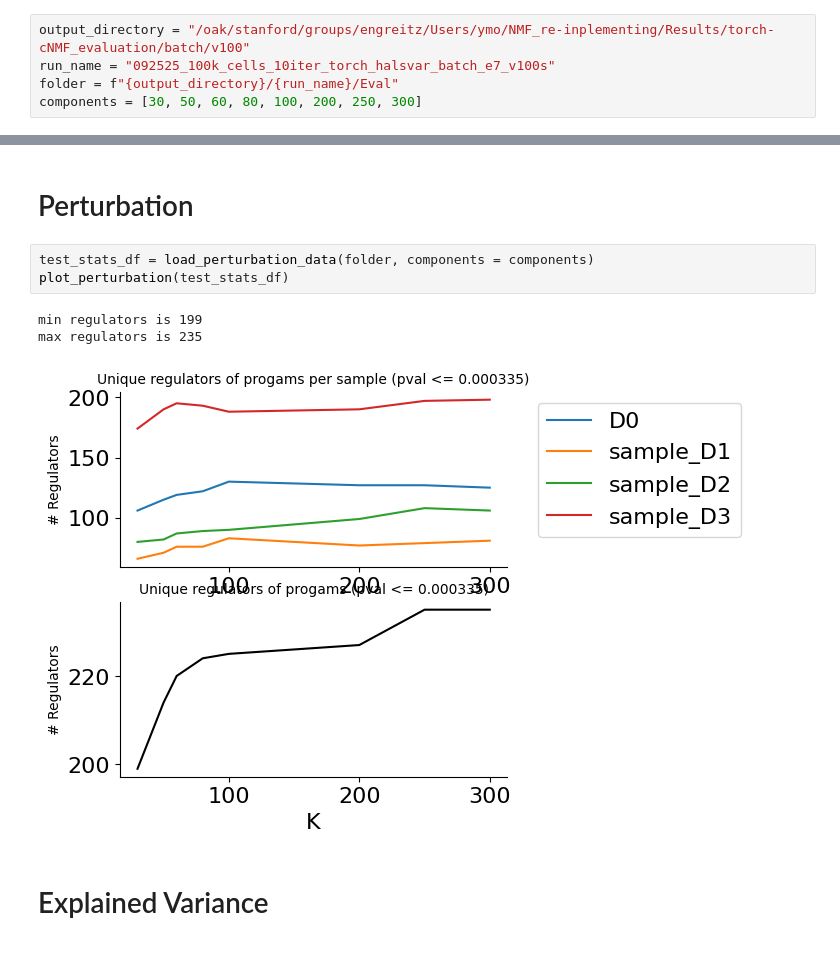
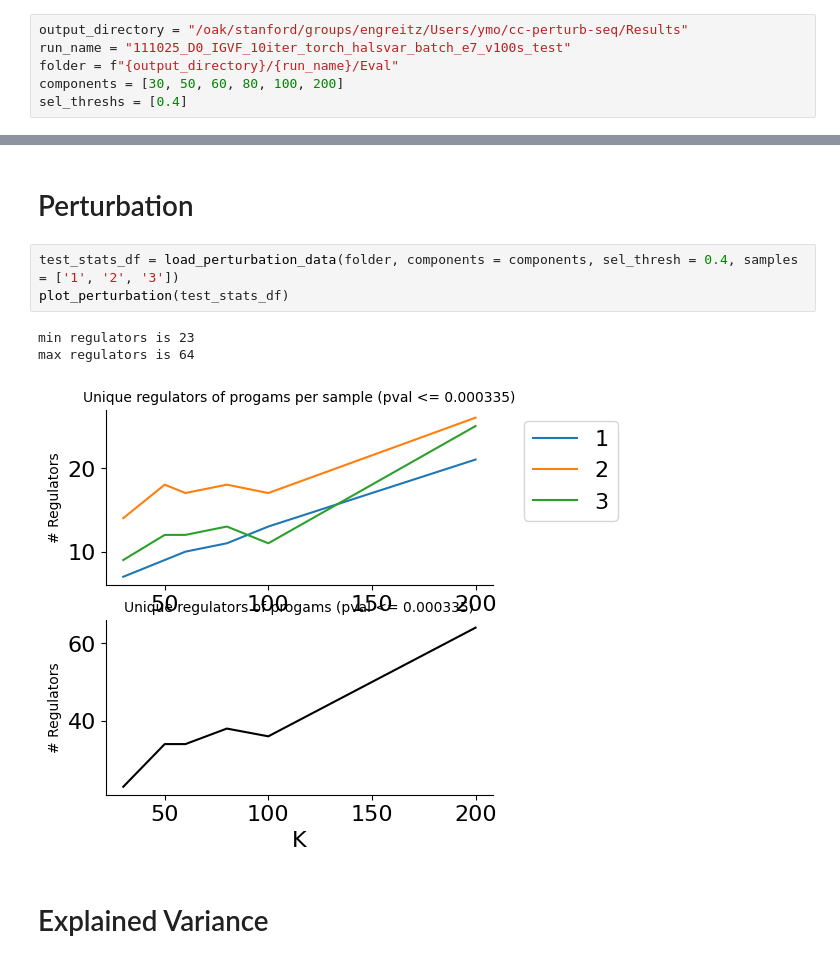
Before and after one commit to EngreitzLab/cNMF_benchmarking, a Jupyter notebook: cNMF_benchmarking_pipeline/Plotting/JupterNote_Version/cNMF_k_selection.ipynb, the cells around one changed output, grey strips where cells are left out. Drawn from its saved outputs; the diff is of its cells as text.

Commit message:
update plotting formatting

```diff
--- a/cNMF_benchmarking_pipeline/Plotting/JupterNote_Version/cNMF_k_selection.ipynb
+++ b/cNMF_benchmarking_pipeline/Plotting/JupterNote_Version/cNMF_k_selection.ipynb
@@ -11,9 +11,10 @@ from Plotting.src import (load_stablity_error_data, plot_stablity_error,\
                           )
 # %%
-output_directory = "/oak/stanford/groups/engreitz/Users/ymo/NMF_re-inplementing/Results/torch-cNMF_evaluation/batch/v100"
-run_name = "092525_100k_cells_10iter_torch_halsvar_batch_e7_v100s"
+output_directory = "/oak/stanford/groups/engreitz/Users/ymo/cc-perturb-seq/Results"
+run_name = "111025_D0_IGVF_10iter_torch_halsvar_batch_e7_v100s_test"
 folder = f"{output_directory}/{run_name}/Eval"
-components = [30, 50, 60, 80, 100, 200, 250, 300]
+components = [30, 50, 60, 80, 100, 200]
+sel_threshs = [0.4]
 # %% [markdown]
 # Stability & Error
 # %%
@@ -70,12 +64,12 @@ max traits is 329
 # %% [markdown]
 # Perturbation
 # %%
-test_stats_df = load_perturbation_data(folder, components = components)
+test_stats_df = load_perturbation_data(folder, components = components, sel_thresh = 0.4, samples = ['1', '2', '3'])
 plot_perturbation(test_stats_df)
 # %% [output]
-min regulators is 199
-max regulators is 235
+min regulators is 23
+max regulators is 64
-[figure, old version]
+[figure, new version]
 # %% [markdown]
 # Explained Variance
 # %%
```
Also changed, not shown: parts of 7 cells of this notebook, 11 other files.
